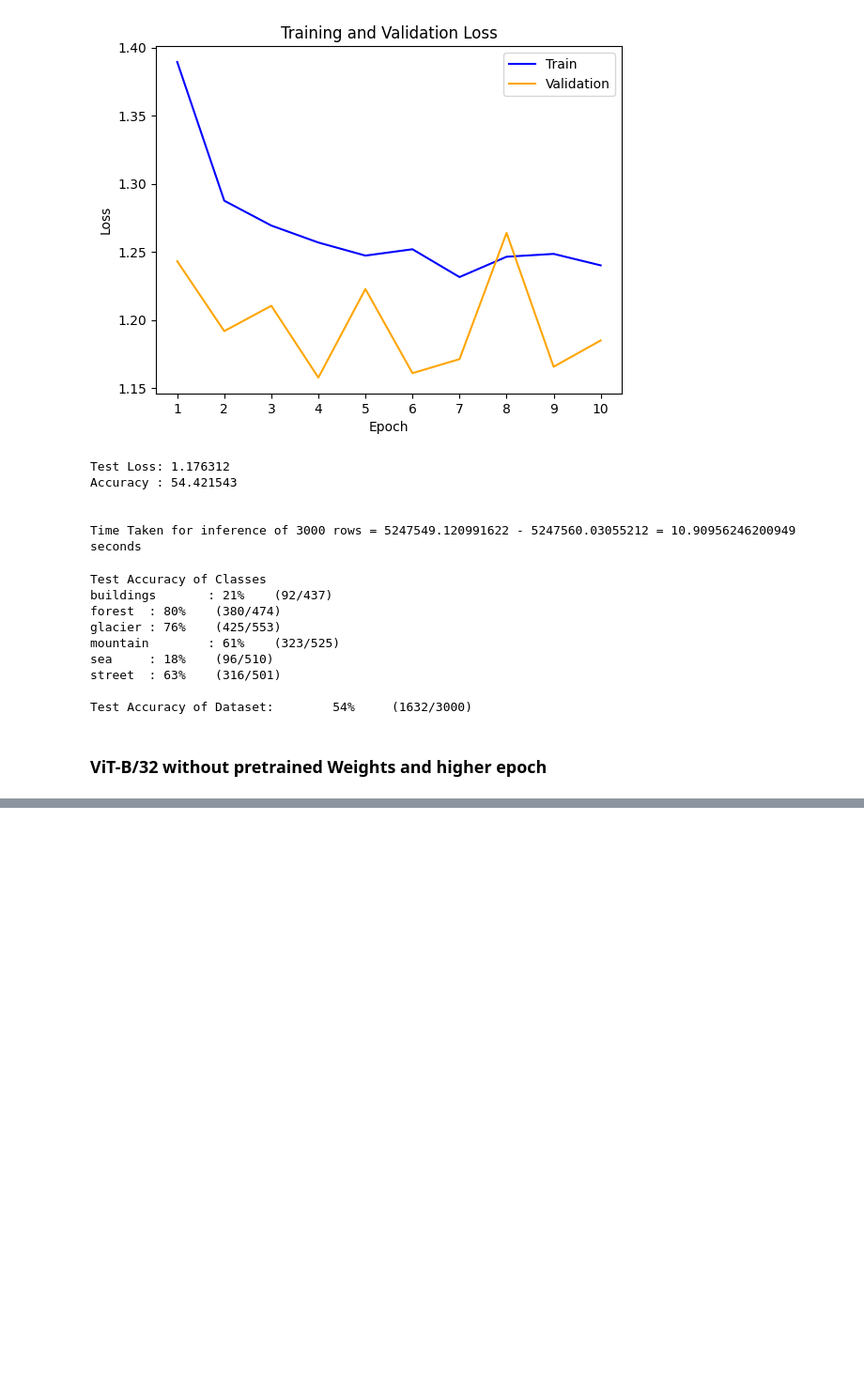
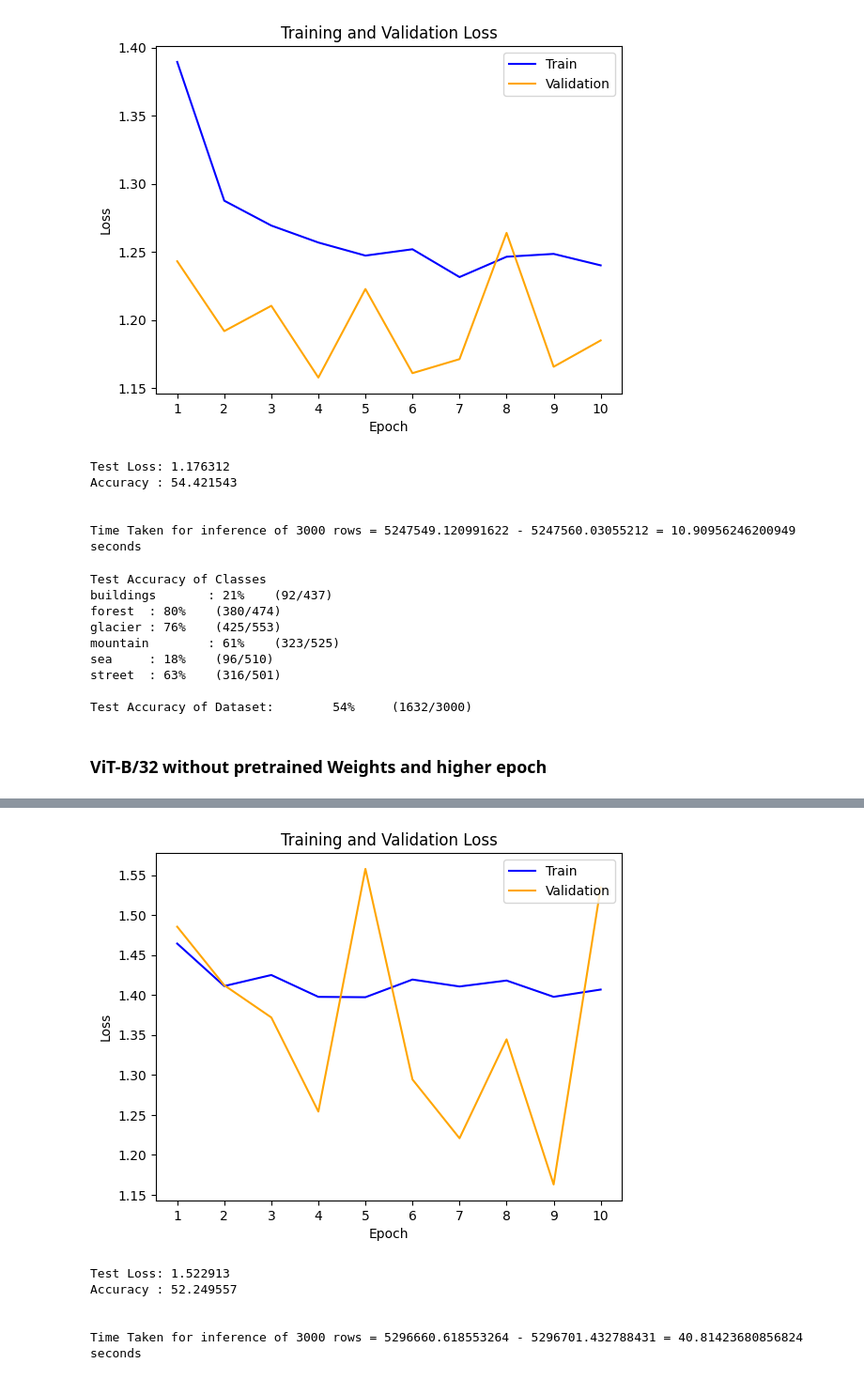
Before and after one commit to arifr4chman/cs7643_deeplearning_proj, a Jupyter notebook: intel_vti.ipynb, the cells around one changed output, grey strips where cells are left out. Shown at 94% size. Cells and saved outputs as stored; diff of their text form; code cells hidden in the pictures; blank space fills up the shorter version.

```diff
--- a/intel_vti.ipynb
+++ b/intel_vti.ipynb
@@ -1124,0 +1157,15 @@ hello
+# %%
+# hyper parameter
+learning_rate = 0.003
+drop_out_rate = 0.1
+weight_decay  = 1e-2
+
+# number of epoch
+n_epoch = 10
+# %%
+# define model
+vitL16_without_pretrained_weights = models.vit_l_16(dropout=drop_out_rate)
+# %%
+criterion, optimizer = ViT_init (vitL16_without_pretrained_weights, learning_rate, weight_decay, model = 'vit-l')
+# %%
+train_loss_list, valid_loss_list = ViT_training (vitL16_without_pretrained_weights, criterion, optimizer, n_epoch)
@@ -1124,0 +1190,4 @@ hello
+# %%
+visualize_loss_statistics (n_epoch, train_loss_list, valid_loss_list)
+# %% [output]
+[figure, added]
@@ -1124,0 +1198,8 @@ hello
+# %%
+class_correct,class_total,accuracy = ViT_testing (vitL16_without_pretrained_weights)
+# %% [output]
+Test Loss: 1.522913
+Accuracy : 52.249557
+
+
+Time Taken for inference of 3000 rows = 5296660.618553264 - 5296701.432788431 = 40.81423680856824 seconds
```
Also changed, not shown: parts of 17 cells of this notebook.
